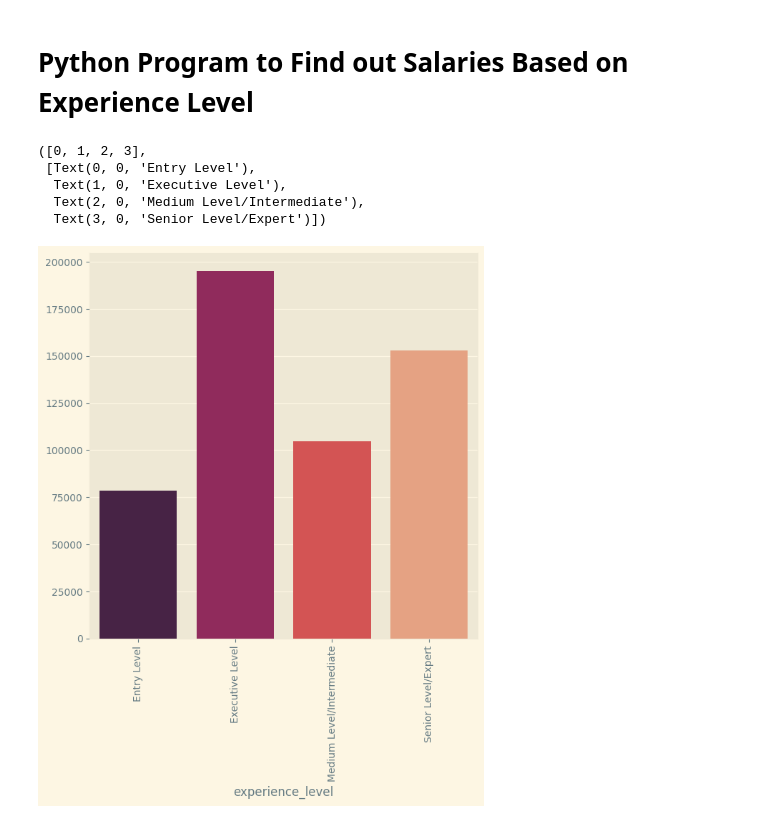
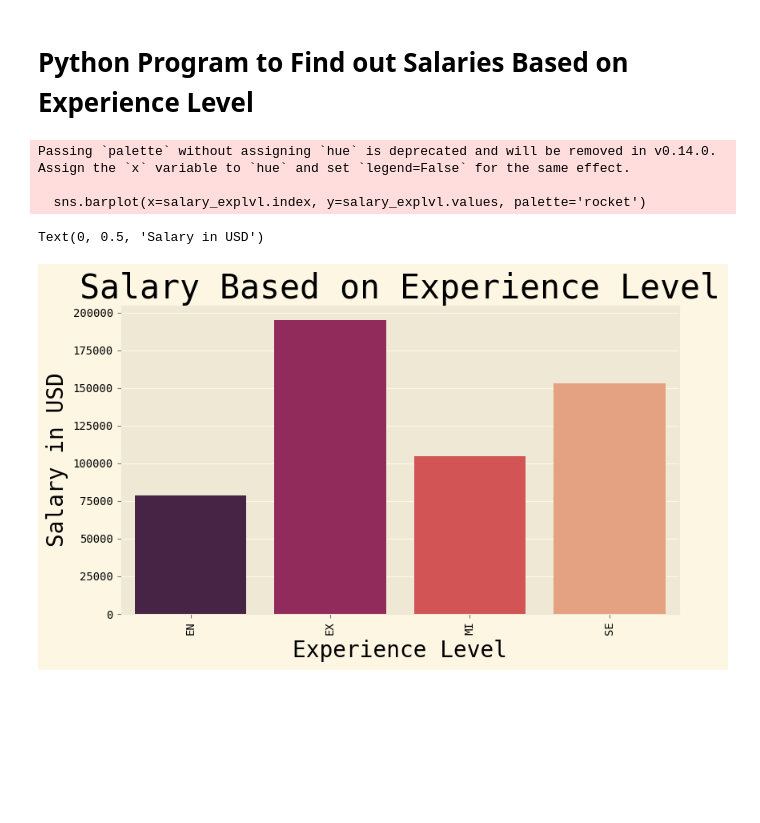
Before and after one commit to OtoYuki/Applied_Data-Science_Coursework, a Jupyter notebook: data_science_salaries.ipynb, the cells around one changed output. Drawn from its saved outputs; the diff is of its cells as text; code cells hidden in the pictures; blank space fills up the shorter version.

```diff
--- a/data_science_salaries.ipynb
+++ b/data_science_salaries.ipynb
@@ -5,6 +5,7 @@ import pandas as pd
 import matplotlib.pyplot as plt
 import os
 import seaborn as sns
+plt.style.use('Solarize_Light2')
 # %% [markdown]
 <h3> Q1. Loading the DataSet into Pandas </h3>
 # %%
@@ -95,7 +98,3 @@ remote_ratio             3
 company_location        72
 company_size             3
 dtype: int64
-# %%
-# Removing the Unnesessary columns salary and salary_currency
-data.drop(['salary', 'salary_currency'], axis=1, inplace=True)
-data
@@ -149,11 +197,12 @@ dtype: int64
 # %%
-# Renaming the Experience Level Column as Follows SE - Senior Level/Expert, MI - Medium Level/Intermediate, EN - Entry Level, EX - Executive Level
-data['experience_level'] = data['experience_level'].replace(['SE', 'MI', 'EN', 'EX'],
+# Renaming the Experience Level Column as Follows
+# SE - Senior Level/Expert, MI - Medium Level/Intermediate, EN - Entry Level, EX - Executive Level
+data_filtered['experience_level'] = data_filtered['experience_level'].replace(['SE', 'MI', 'EN', 'EX'],
                                                             ['Senior Level/Expert',
                                                             'Medium Level/Intermediate',
                                                             'Entry Level',
                                                             'Executive Level'])
-data.head()
+data_filtered.head()
 # %% [output]
 |  | work_year | experience_level | employment_type | job_title | salary_in_usd | employee_residence | ... |
 | 0 | 2023 | Senior Level/Expert | FT | Principal Data Scientist | 85847 | ES | ... |
@@ -282,16 +368,19 @@ memory usage: 264.2+ KB
 <h1>Python Program to Find out Salaries Based on Experience Level</h1>
 # %%
 salary_explvl = data.groupby('experience_level')['salary_in_usd'].mean().round()
-plt.figure(figsize=(7,7))
+plt.figure(figsize=(9,5))
 plt.style.use('Solarize_Light2')
-sns.barplot(x=salary_explvl.index, y=salary_explvl.values, palette='rocket', hue=salary_explvl.index)
-plt.xticks(rotation=90)
+sns.barplot(x=salary_explvl.index, y=salary_explvl.values, palette='rocket')
+plt.title('Salary Based on Experience Level', fontsize=30, fontweight=20, fontfamily='monospace')
+plt.xticks(rotation=90, fontsize=10, fontweight=15, fontfamily='monospace', color='black')
+plt.yticks(fontsize=10, fontfamily='monospace', color='black')
+plt.xlabel('Experience Level', fontsize=20, fontweight=20, fontfamily='monospace', color='black')
+plt.ylabel('Salary in USD', fontsize=20, fontweight=20, fontfamily='monospace', color='black')
 # %% [output]
-([0, 1, 2, 3],
- [Text(0, 0, 'Entry Level'),
-  Text(1, 0, 'Executive Level'),
-  Text(2, 0, 'Medium Level/Intermediate'),
-  Text(3, 0, 'Senior Level/Expert')])
+Passing `palette` without assigning `hue` is deprecated and will be removed in v0.14.0. Assign the `x` variable to `hue` and set `legend=False` for the same effect.
+
+  sns.barplot(x=salary_explvl.index, y=salary_explvl.values, palette='rocket')
+Text(0, 0.5, 'Salary in USD')
-[figure, old version]
+[figure, new version]
 # %%
 # Assigning the Variables to be Used to Create the Boxplot and Histogram
```
Also changed, not shown: parts of 26 cells of this notebook.
